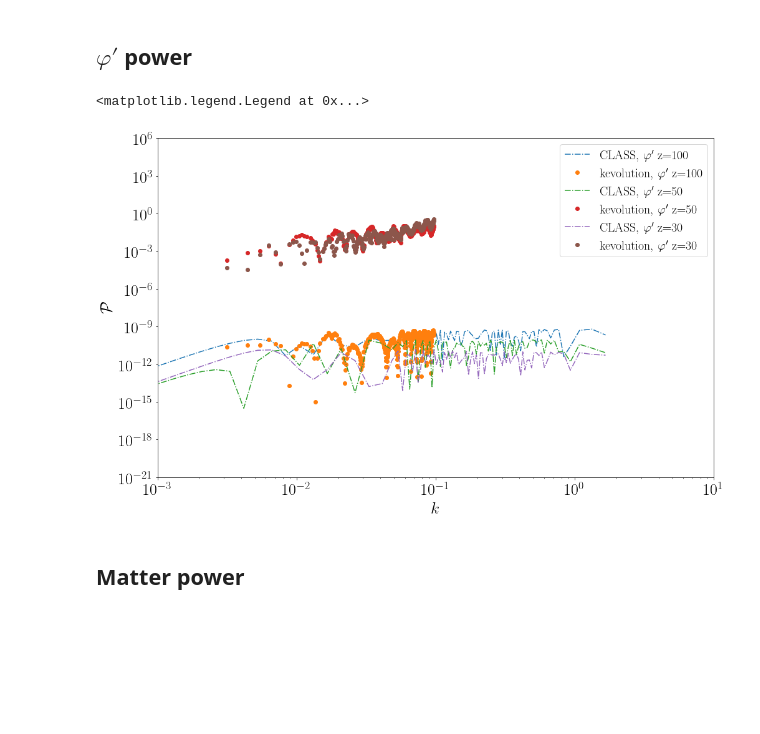
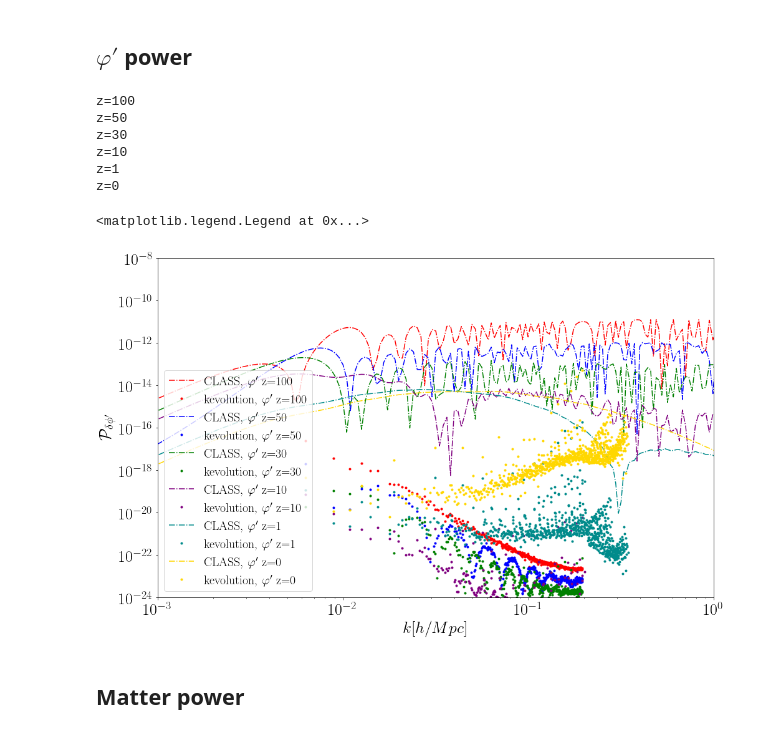
Before and after one commit to FarbodHassani/k-evolution_devel, a Jupyter notebook: Notebooks/kevolution_vs_hiclass.ipynb, the cells around one changed output. Saved outputs shown, nothing was run; the diff lists cells and outputs as text; code cells hidden in the pictures; blank space fills up the shorter version.

```diff
--- a/Notebooks/kevolution_vs_hiclass.ipynb
+++ b/Notebooks/kevolution_vs_hiclass.ipynb
@@ -59,7 +59,7 @@ direct = "./../Data/"
 data['class']['bg'] = np.loadtxt("./../../hi_class_pub_devel//output/kessence_power00_background.dat")
 
 # files=["LP-dt0d01-nKe10","LP-dt0d01-nKe60","Eu-dt0d01-nKe10","Eu-dt0d01-nKe60","RK2-dt0d04-nKe1"]
-files=["RK2"]
+files=["Nbody"]
 
 #############
 ### gevolution #
@@ -67,6 +67,8 @@ files=["RK2"]
 for k in files: #method
     print(k)
     data['Nbody'][k]=np.loadtxt("./../output//Result_avg.txt");
+    data['Nbody_bg'][k]=np.loadtxt("./../output/file__background.dat");
+
 # for i in range(1): #method
 # #     print(k)
 #     data['Nbody'][k]=np.loadtxt("./../output//Result_avg.txt");
@@ -349,7 +233,7 @@ redshift = interp1d(class_file[:,0], class_file[:,2])
 # Power spectra
 # %%
 data = nested_dict(5, list)
-redshift = [100, 50, 30]
+redshift = [100, 50,30, 10, 1, 0]
 
 direct = "./../output/"
 direc_hi = "./../../hi_class_pub_devel/output/"
@@ -420,49 +327,72 @@ plt.legend(fontsize=20)
 # %%
 plt.figure(figsize=(16,10))
 plt.rc('text', usetex=True)
 font = {'family' : 'normal',
         'weight' : 'bold',
         'size'   : text_size}
 plt.rc('font', **font)
 
-
+# phi_bar is the output of hiclass background.
+# delta_phi = v_x_smg * (phi_bar_prime/a)
 As=2.215*1.e-9;
 h=0.67556;
 kp=0.05/h;
 ns=0.9619;
 cs2_e3=1.e-7;
 c=2.99792458*1.e5; #Km/s
 Boxsize=320.;
 c_gev=2997.92458; #[100km/s]
 H0_conf_Gev=np.sqrt(Boxsize**2/c**2); #0.10677 rho_crit in Gev=1
 H0=100*h/c; #H0 in 1/Mpc unit. 0.00022593979933110373
 # print("H0[1/Mpc]=100h/c: ",H0);
 w=-0.9;
-# phi_bar is the output of hiclass background.
-# delta_phi = v_x_smg * (phi_bar_prime/a)
+
+##### Interpolations:
+phi_smg_interp = interp1d(class_file[:,0], class_file[:,30])
+phi_prime_interp = interp1d(class_file[:,0], class_file[:,31])
+phi_prime_prime_interp = interp1d(class_file[:,0], class_file[:,32])
+H_class_interp = interp1d(class_file[:,0], class_file[:,3])
+
 Normlization=As*(data['class']['tk']["z="+str(100)][:,0]/k_pivot)**(ns-1.);
 
-for i in redshift:
-    k_class = data["class"]["tk"]["z="+str(i)][:,0]
-    tk = data["class"]["tk"]["z="+str(i)][:,6] # vx_smg
-    pk_hiclass = tk**2 * Normlization  # What is computed in kev is Hconf * pi
-    plt.plot(k_class,pk_hiclass ,"-.",label=r"CLASS, $\varphi'$"+" z="+str(i))
+l=0
+for z in redshift:
+    print("z="+str(z))
+    k_class = data["class"]["tk"]["z="+str(z)][:,0]
+    tk_v_x = data["class"]["tk"]["z="+str(z)][:,5] #* vx_smg
+    tk_v_x_prime = data["class"]["tk"]["z="+str(z)][:,6] # vx_smg_prime
+    a = 1./(1.+z);
+    phi_smg = phi_smg_interp(z)
+    phi_prime = phi_prime_interp(z)
+    phi_prime_prime = phi_prime_prime_interp(z)
 
-    kgev = data["pk"]["zeta"]["z="+str(i)][:,0]
-    pkgev = data["pk"]["zeta"]["z="+str(i)][:,1]
-    plt.plot(kgev,pkgev ,"o",label=r"kevolution, $\varphi'$"+" z="+str(i))
+    delta_phi = (phi_prime/a) * tk_v_x  ;
+    delta_phi_prime = (phi_prime/a) * (tk_v_x_prime  + (phi_prime_prime/phi_prime - H_class_interp(z)*a) * tk_v_x ) ;
 
+    pk_hiclass = delta_phi_prime**2 * Normlization # What is computed in kev is Hconf * pi
+    plt.plot(k_class, pk_hiclass,"-.",color=ColorsI[l],label=r"CLASS, $\varphi'$"+" z="+str(z))
 
-plt.ylabel(r"$\mathcal{P}$")
-plt.xlabel(r"$k$")
-plt.xlim(0.001, 10 )
-plt.ylim(1.e-21, 1.e6)
+    kgev = data["pk"]["zeta"]["z="+str(z)][:,0]
+    pkgev = data["pk"]["zeta"]["z="+str(z)][:,1]
+    plt.plot(kgev, pkgev ,".",color=ColorsI[l],label=r"kevolution, $\varphi'$"+" z="+str(z))
+    l=l+1
+
+plt.ylabel(r"$\mathcal{P}_{\delta \phi'}$")
+plt.xlabel(r"$k[h/Mpc]$")
+plt.xlim(0.001, 1 )
+plt.ylim(1.e-24, 1.e-8)
 plt.yscale('log')
 plt.xscale('log')
 plt.legend(fontsize=20)
 # %% [output]
-<matplotlib.legend.Legend at 0x...>
+z=100
+z=50
+z=30
+z=10
+z=1
+z=0
+<matplotlib.legend.Legend at 0x...>
-[figure, old version]
+[figure, new version]
 # %% [markdown]
 ## Matter power
 # %%
```
Also changed, not shown: parts of 12 cells of this notebook, 7 other files.
